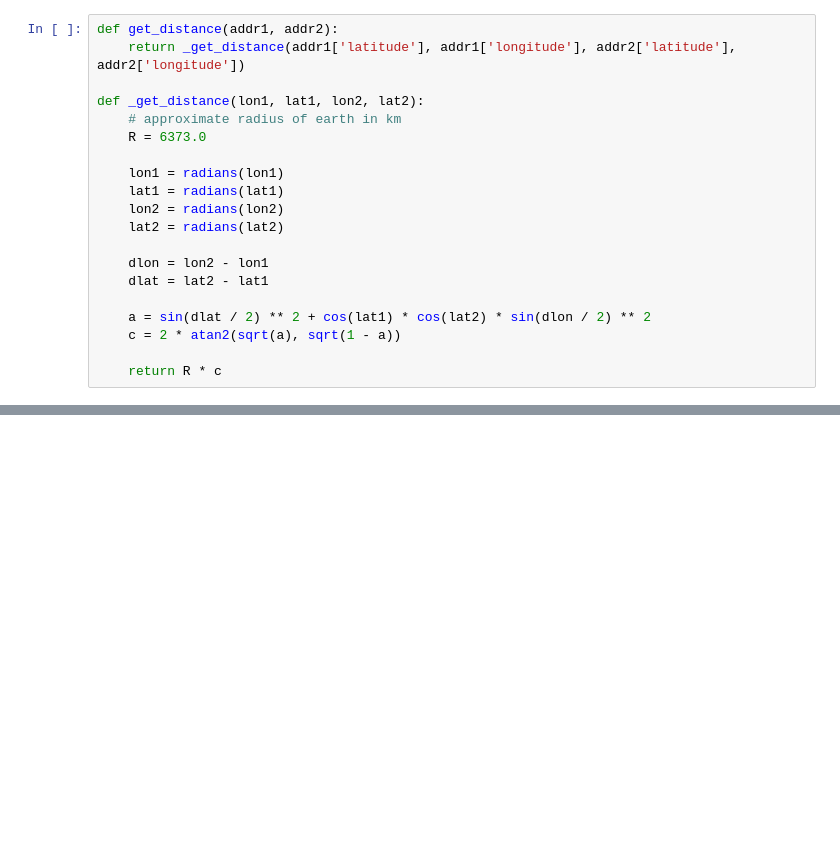
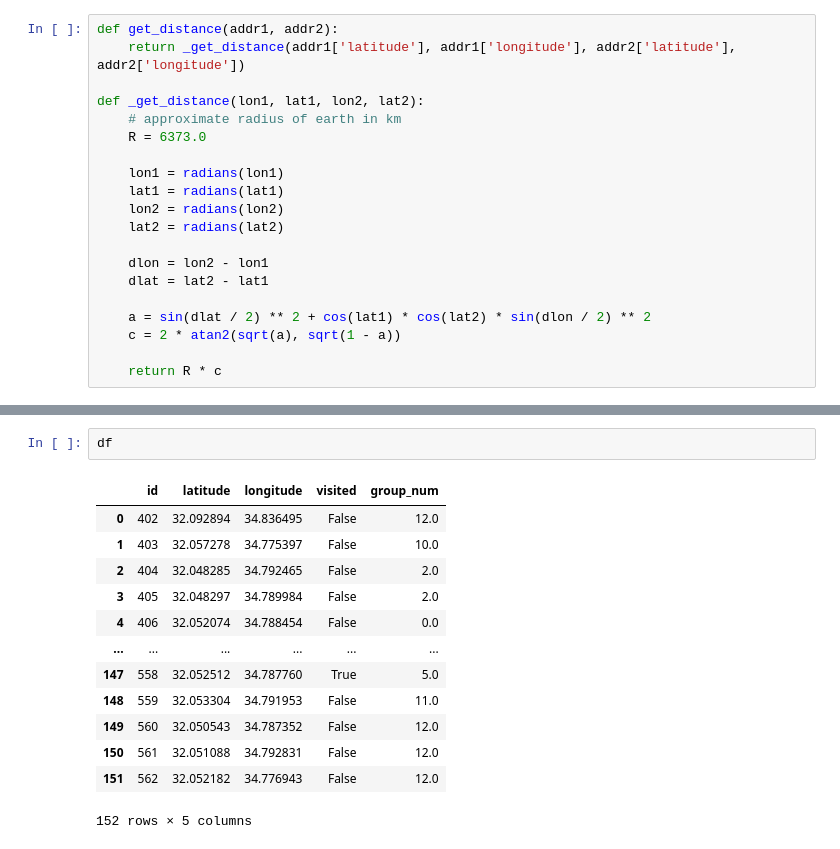
Before and after one commit to gu1234/delivery_route_optimizer, a Jupyter notebook: delivery_groups_optimizer.ipynb, the cells around one changed output, grey strips where cells are left out. Saved outputs shown, nothing was run; the diff lists cells and outputs as text; blank space fills up the shorter version.

```diff
--- a/delivery_groups_optimizer.ipynb
+++ b/delivery_groups_optimizer.ipynb
@@ -110,0 +108,16 @@ filtered_df.plot.scatter(x = 'latitude', y = 'longitude', c='group_num', s=15, c
+# %%
+df
+# %% [output]
+|  | id | latitude | longitude | visited | group_num |
+| 0 | 402 | 32.092894 | 34.836495 | False | 12.0 |
+| 1 | 403 | 32.057278 | 34.775397 | False | 10.0 |
+| 2 | 404 | 32.048285 | 34.792465 | False | 2.0 |
+| 3 | 405 | 32.048297 | 34.789984 | False | 2.0 |
+| 4 | 406 | 32.052074 | 34.788454 | False | 0.0 |
+| ... | ... | ... | ... | ... | ... |
+| 147 | 558 | 32.052512 | 34.787760 | True | 5.0 |
+| 148 | 559 | 32.053304 | 34.791953 | False | 11.0 |
+| 149 | 560 | 32.050543 | 34.787352 | False | 12.0 |
+| 150 | 561 | 32.051088 | 34.792831 | False | 12.0 |
+| 151 | 562 | 32.052182 | 34.776943 | False | 12.0 |
+152 rows × 5 columns
```
Also changed, not shown: parts of 3 cells of this notebook.
